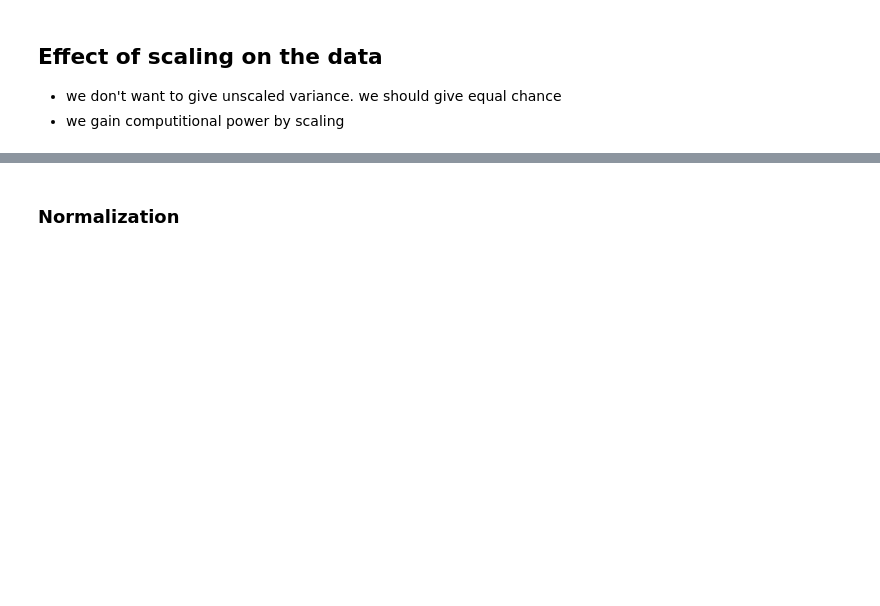
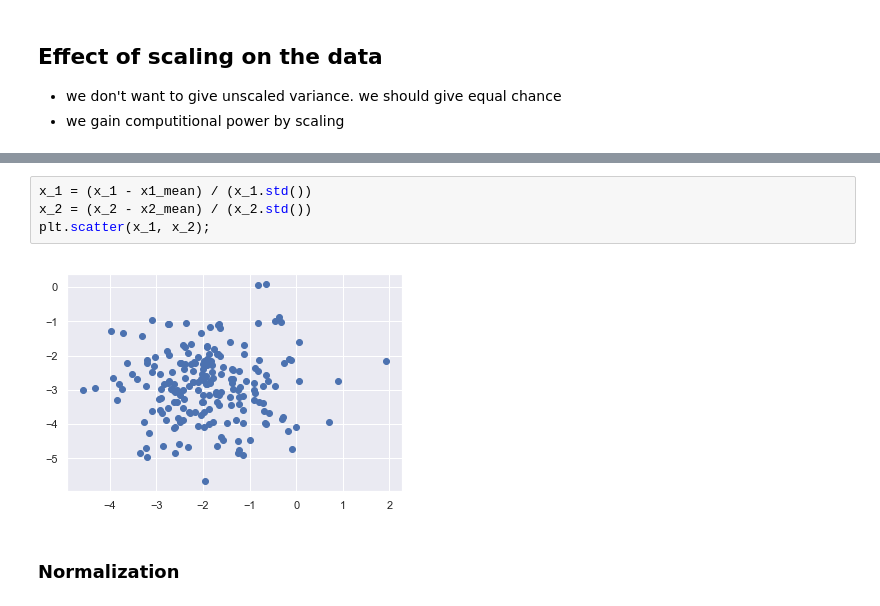
Before and after one commit to Lastew/dc-ds-08-26-19, a Jupyter notebook: Module-5/day-7-pca/Principal-Component-Analysis_sf.ipynb, the cells around one changed output, grey strips where cells are left out. Drawn from its saved outputs; the diff is of its cells as text; blank space fills up the shorter version.

```diff
--- a/Module-5/day-7-pca/Principal-Component-Analysis_sf.ipynb
+++ b/Module-5/day-7-pca/Principal-Component-Analysis_sf.ipynb
@@ -106,3 +101,9 @@ plt.scatter(x_1, x_2);
+# %%
+x_1 = (x_1 - x1_mean) / (x_1.std())
+x_2 = (x_2 - x2_mean) / (x_2.std())
+plt.scatter(x_1, x_2);
+# %% [output]
+[figure, added]
 # %% [markdown]
 ### Normalization
 # %%
```
Also changed, not shown: parts of 10 cells of this notebook, 1 other file.
